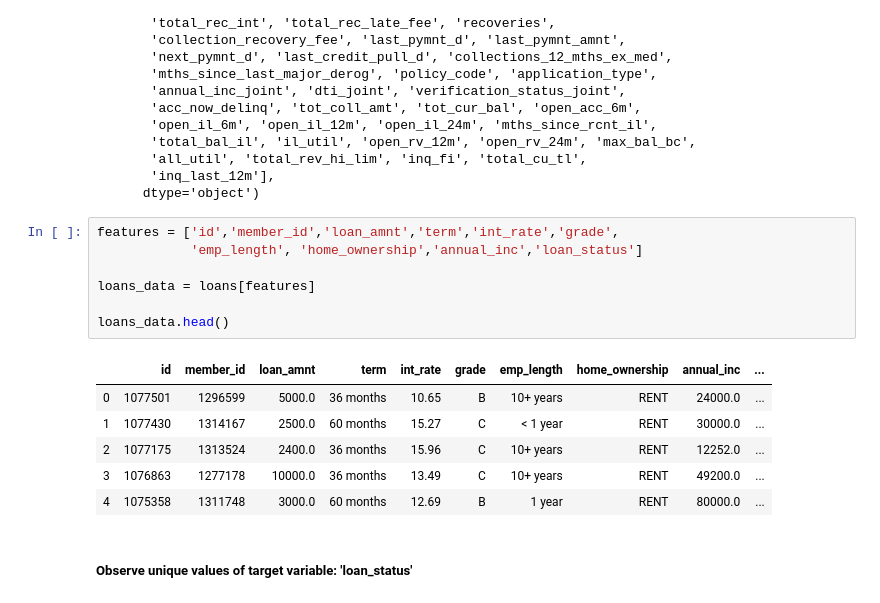
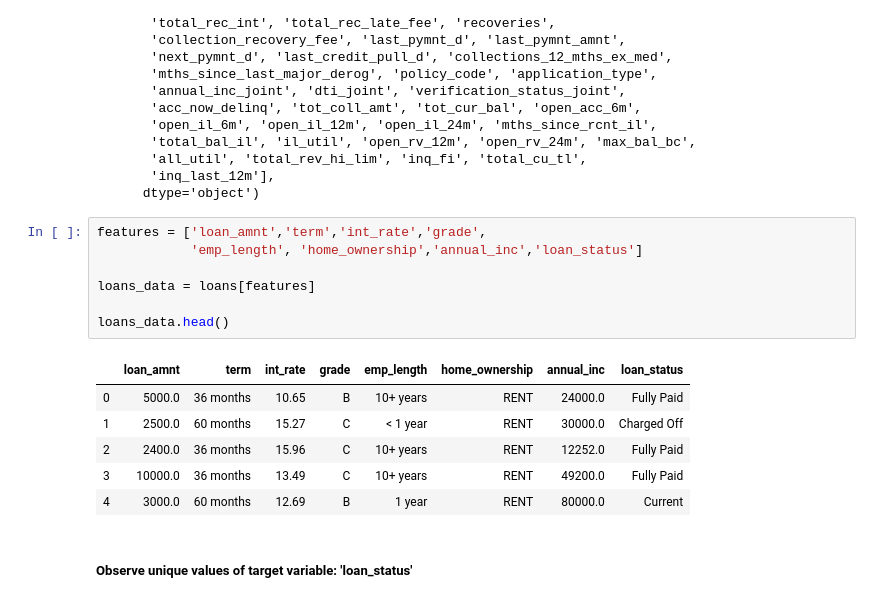
Before and after one commit to elilaird/CS7324-MachineLearning-Labs, a Jupyter notebook: Lab5/Lab5.ipynb, the cells around one changed output. Drawn from its saved outputs; the diff is of its cells as text.

```diff
--- a/Lab5/Lab5.ipynb
+++ b/Lab5/Lab5.ipynb
@@ -44,19 +109,19 @@ Index(['id', 'member_id', 'loan_amnt', 'funded_amnt', 'funded_amnt_inv',
        'inq_last_12m'],
       dtype='object')
 # %%
-features = ['id','member_id','loan_amnt','term','int_rate','grade',
+features = ['loan_amnt','term','int_rate','grade',
             'emp_length', 'home_ownership','annual_inc','loan_status']
 
 loans_data = loans[features]
 
 loans_data.head()
 # %% [output]
-|  | id | member_id | loan_amnt | term | int_rate | grade | emp_length | home_ownership | annual_inc | ... |
-| 0 | 1077501 | 1296599 | 5000.0 | 36 months | 10.65 | B | 10+ years | RENT | 24000.0 | ... |
-| 1 | 1077430 | 1314167 | 2500.0 | 60 months | 15.27 | C | < 1 year | RENT | 30000.0 | ... |
-| 2 | 1077175 | 1313524 | 2400.0 | 36 months | 15.96 | C | 10+ years | RENT | 12252.0 | ... |
-| 3 | 1076863 | 1277178 | 10000.0 | 36 months | 13.49 | C | 10+ years | RENT | 49200.0 | ... |
-| 4 | 1075358 | 1311748 | 3000.0 | 60 months | 12.69 | B | 1 year | RENT | 80000.0 | ... |
+|  | loan_amnt | term | int_rate | grade | emp_length | home_ownership | annual_inc | loan_status |
+| 0 | 5000.0 | 36 months | 10.65 | B | 10+ years | RENT | 24000.0 | Fully Paid |
+| 1 | 2500.0 | 60 months | 15.27 | C | < 1 year | RENT | 30000.0 | Charged Off |
+| 2 | 2400.0 | 36 months | 15.96 | C | 10+ years | RENT | 12252.0 | Fully Paid |
+| 3 | 10000.0 | 36 months | 13.49 | C | 10+ years | RENT | 49200.0 | Fully Paid |
+| 4 | 3000.0 | 60 months | 12.69 | B | 1 year | RENT | 80000.0 | Current |
 # %% [markdown]
 ##### Observe unique values of target variable: 'loan_status'
 # %%
```
Also changed, not shown: parts of 30 cells of this notebook.
